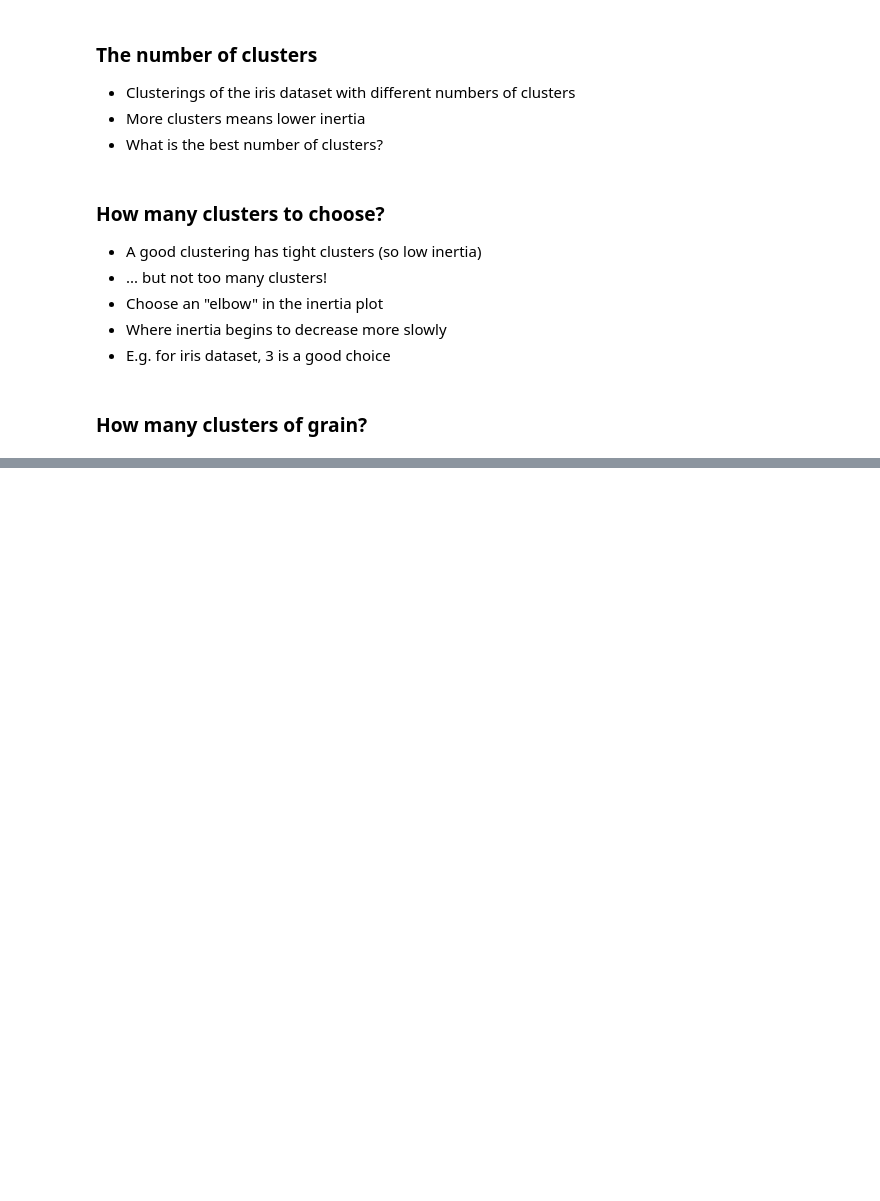
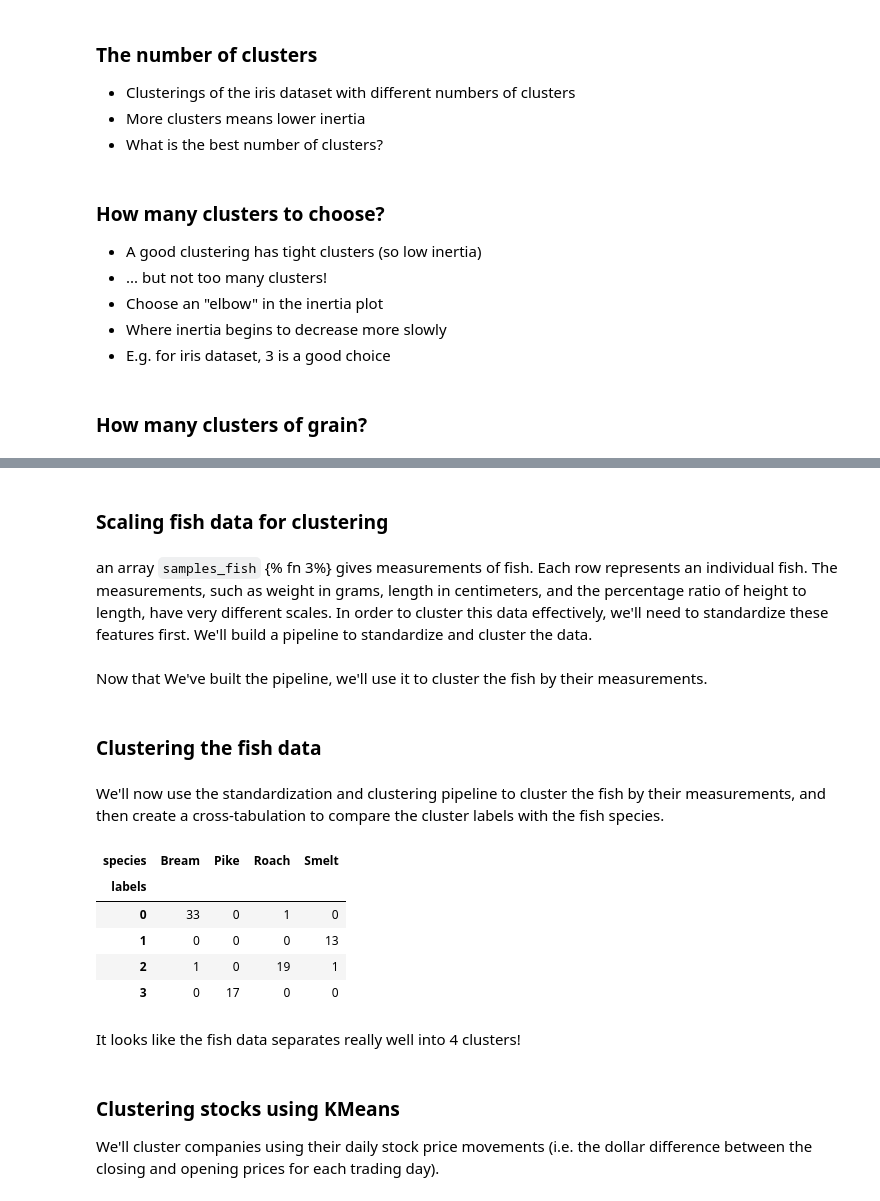
Before and after one commit to VictorOmondi1997/Unsupervised-Learning-in-Python, a Jupyter notebook: Unsupervised Learning in Python.ipynb, the cells around one changed output, grey strips where cells are left out. Cells and saved outputs as stored; diff of their text form; code cells hidden in the pictures; blank space fills up the shorter version.

```diff
--- a/Unsupervised Learning in Python.ipynb
+++ b/Unsupervised Learning in Python.ipynb
@@ -881,0 +1399,2 @@ model.inertia_
+# %% [markdown]
+### Scaling fish data for clustering
@@ -881,0 +1487,15 @@ model.inertia_
+# %% [markdown]
+an array `samples_fish` {% fn 3%} gives measurements of fish. Each row represents an individual fish. The measurements, such as weight in grams, length in centimeters, and the percentage ratio of height to length, have very different scales. In order to cluster this data effectively, we'll need to standardize these features first. We'll build a pipeline to standardize and cluster the data.
+# %%
+# Create scaler: scaler_fish
+scaler_fish = StandardScaler()
+
+# Create KMeans instance: kmeans_fish
+kmeans_fish = KMeans(n_clusters=4)
+
+# Create pipeline: pipeline_fish
+pipeline_fish = make_pipeline(scaler_fish, kmeans_fish)
+# %% [markdown]
+Now that We've built the pipeline, we'll use it to cluster the fish by their measurements.
+# %% [markdown]
+### Clustering the fish data
@@ -881,0 +1588,30 @@ model.inertia_
+# %% [markdown]
+We'll now use the standardization and clustering pipeline to cluster the fish by their measurements, and then create a cross-tabulation to compare the cluster labels with the fish species.
+# %%
+# Fit the pipeline to samples
+pipeline_fish.fit(samples_fish)
+
+# Calculate the cluster labels: labels_fish
+labels_fish = pipeline_fish.predict(samples_fish)
+
+# Create a DataFrame with labels and species as columns: df
+fish_df = pd.DataFrame({'labels':labels_fish, 'species':species_fish})
+
+# Create crosstab: ct
+ct_fish = pd.crosstab(fish_df.labels, fish_df.species)
+
+# Display ct
+ct_fish
+# %% [output]
+| species | Bream | Pike | Roach | Smelt |
+| labels |  |  |  |  |
+| 0 | 33 | 0 | 1 | 0 |
+| 1 | 0 | 0 | 0 | 13 |
+| 2 | 1 | 0 | 19 | 1 |
+| 3 | 0 | 17 | 0 | 0 |
+# %% [markdown]
+It looks like the fish data separates really well into 4 clusters!
+# %% [markdown]
+### Clustering stocks using KMeans
+
+We'll cluster companies using their daily stock price movements (i.e. the dollar difference between the closing and opening prices for each trading day).
```
Also changed, not shown: parts of 24 cells of this notebook.
